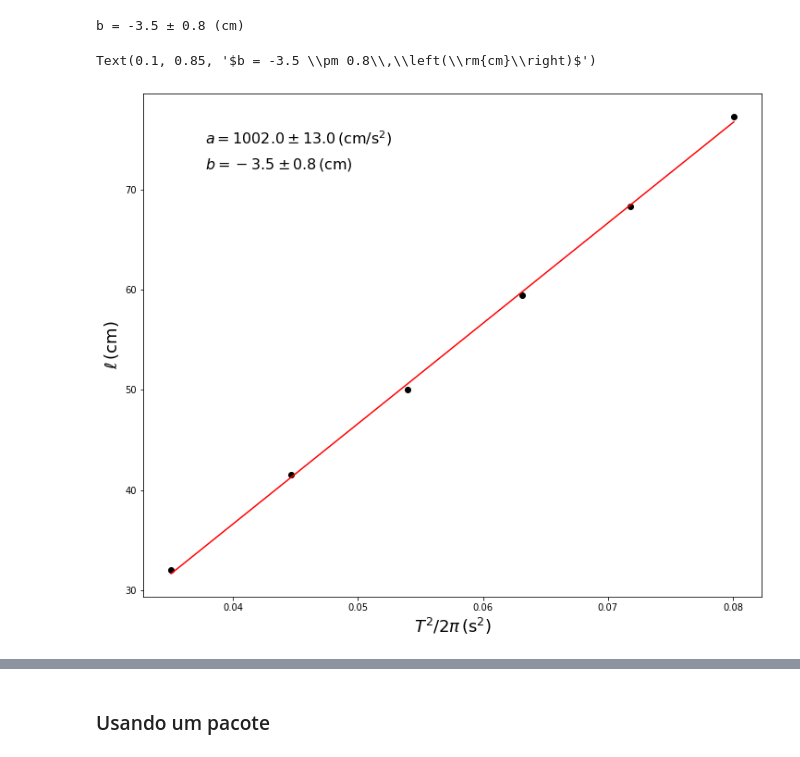
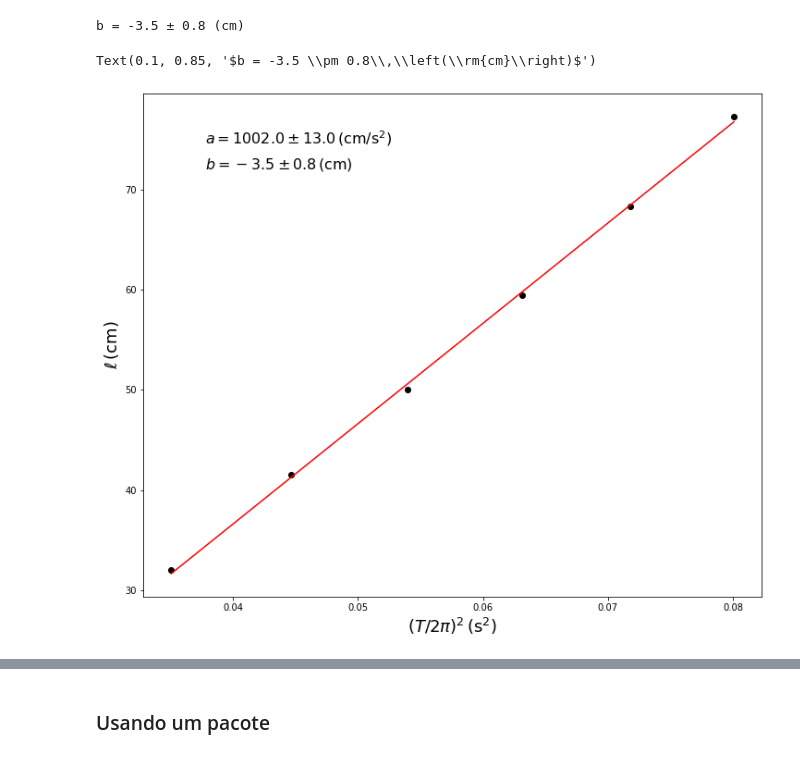
Before and after one commit to UERJ-FISICA/Fisica-Geral, a Jupyter notebook: Ajuste_Pendulo.ipynb, the cells around one changed output, grey strips where cells are left out. Cells and saved outputs as stored; diff of their text form; code cells hidden in the pictures.

Commit message:
Correção em título de eixo nos plots: notebook de ajuste de dados do pêndulo.

```diff
--- a/Ajuste_Pendulo.ipynb
+++ b/Ajuste_Pendulo.ipynb
@@ -188,20 +182,20 @@ b = -3.5 ± 0.8 (cm)
 # %%
 fig = plt.figure( figsize=(12,10) )
 
 plt.plot( arr_X, arr_comprimento, 'ko' )
 plt.plot( arr_X, ( coeficiente_a * arr_X + coeficiente_b ), '-r' )
-plt.xlabel( r"$T^2/2\pi\,\left(\rm{{s}}^2\right)$", fontsize=18)
+plt.xlabel( r"$\left(T/2\pi\right)^2\,\left(\rm{{s}}^2\right)$", fontsize=18)
 plt.ylabel( r"$\ell\,\left(\rm{{cm}}\right)$", fontsize=18 )
 
 plt.text( 0.1, 0.9,
           r"$a = {} \pm {}\,\left(\rm{{cm}}/\rm{{s}}^2\right)$".format( np.round( coeficiente_a, 0 ), np.round( sigma_a, 0 ) ),
           fontsize=16, transform=plt.gca().transAxes )
 plt.text( 0.1, 0.85,
           r"$b = {} \pm {}\,\left(\rm{{cm}}\right)$".format( np.round( coeficiente_b, 1 ), np.round( sigma_b, 1 ) ),
           fontsize=16, transform=plt.gca().transAxes )
 # %% [output]
 Text(0.1, 0.85, '$b = -3.5 \\pm 0.8\\,\\left(\\rm{cm}\\right)$')
-[figure, old version]
+[figure, new version]
 # %%
 fig = plt.figure( figsize=(12,10) )
 
```
Also changed, not shown: parts of 4 cells of this notebook.
